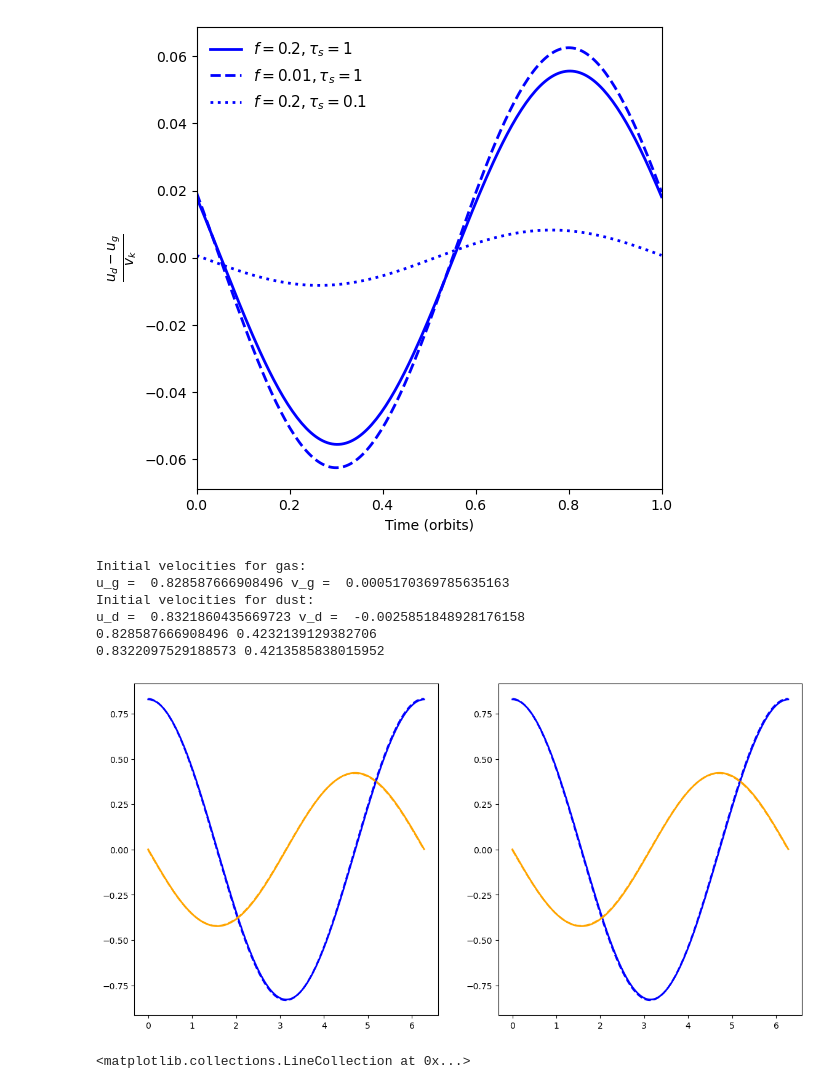
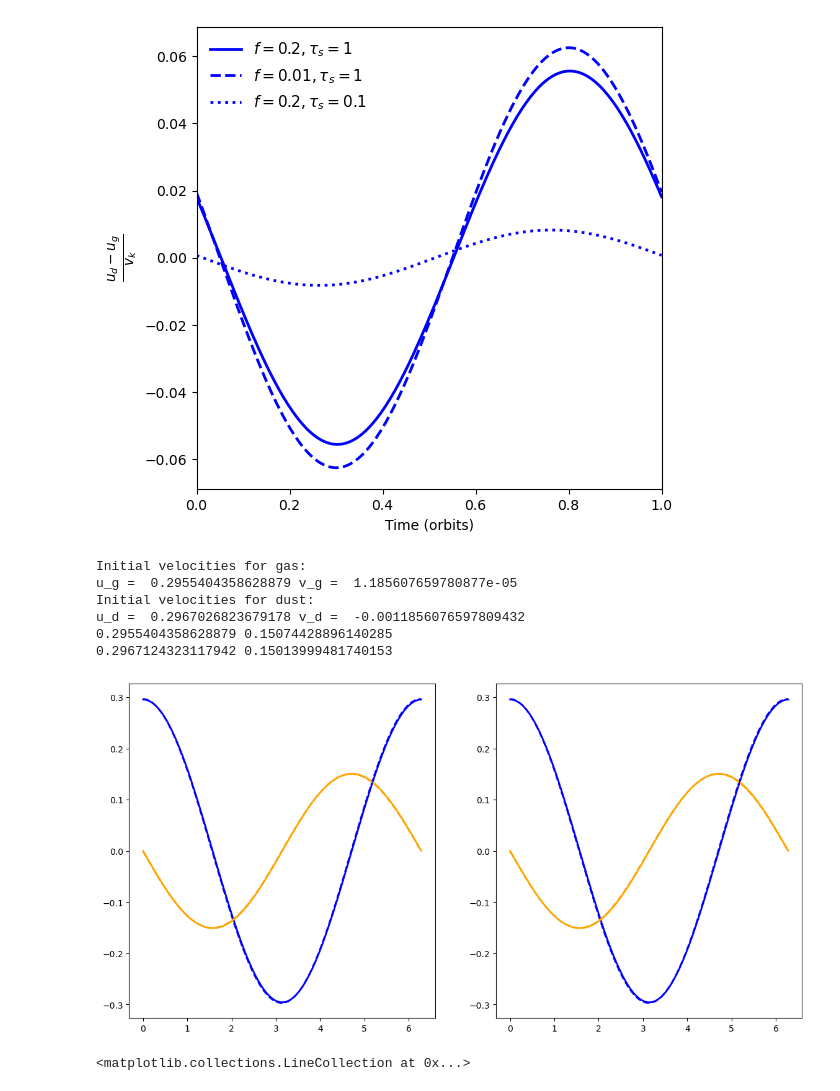
Before and after one commit to Hossam-Aly/local_dusty_warps, a Jupyter notebook: scripts/sandbox_ic.ipynb, the cells around one changed output. Drawn from its saved outputs; the diff is of its cells as text; code cells hidden in the pictures.

```diff
--- a/scripts/sandbox_ic.ipynb
+++ b/scripts/sandbox_ic.ipynb
@@ -70,8 +70,8 @@ t = np.linspace(0,2*pi,200)
 z = 1.
 kappa = omega + 0.01
 rho_g = 1.
-f = 0.2
-psi_mod = 0.02
+f = 0.01
+psi_mod = 0.006
 psi = -1j * psi_mod
 st = 1.0
 ts = st / omega
@@ -117,38 +117,38 @@ ax[0].plot(t,v_g_ta,linewidth=2.0,linestyle="solid",color="orange")
 ax[0].plot(t,u_d_ta,linewidth=2.0,linestyle="--",color="blue")
 ax[0].plot(t,v_d_ta,linewidth=2.0,linestyle="--",color="orange")
 
 
 # evolution under 2 fluid equations
 
 H = 2j*omega*ts+1.+f
 R = ts**2*(kappa**2-omega**2)
 
 u_g_2f = (psi*omega*ts)*((1j*omega*ts*(R+H)+f*R)/(R*(R+H*(1+f))))*omega*z*exp(1j*omega*t)
 v_g_2f = (-psi*kappa**2*ts**2/2.)*((R+H)/(R*(R+H*(1+f))))*omega*z*exp(1j*omega*t)
 u_d_2f = (psi*omega*ts)*((1j*omega*ts*H-R)/(R*(R+H*(1+f))))*omega*z*exp(1j*omega*t)
 v_d_2f = (-psi*kappa**2*ts**2/2.)*(H/(R*(R+H*(1+f))))*omega*z*exp(1j*omega*t)
 
 ax[1].plot(t,u_g_2f,linewidth=2.0,linestyle="solid",color="blue")
 ax[1].plot(t,v_g_2f,linewidth=2.0,linestyle="solid",color="orange")
 ax[1].plot(t,u_d_2f,linewidth=2.0,linestyle="--",color="blue")
 ax[1].plot(t,v_d_2f,linewidth=2.0,linestyle="--",color="orange")
 
 print("Initial velocities for gas:")
 print("u_g = ",np.real(u_g_2f[0]),"v_g = ", np.real(v_g_2f[0]))
 
 print("Initial velocities for dust:")
 print("u_d = ",np.real(u_d_2f[0]),"v_d = ",np.real(v_d_2f[0]))
 
 print(np.max(np.real(u_g_2f)),np.max(np.real(v_g_2f)))
 print(np.max(np.real(u_d_2f)),np.max(np.real(v_d_2f)))
 # %% [output]
 Initial velocities for gas:
-u_g =  0.828587666908496 v_g =  0.0005170369785635163
+u_g =  0.2955404358628879 v_g =  1.185607659780877e-05
 Initial velocities for dust:
-u_d =  0.8321860435669723 v_d =  -0.0025851848928176158
-0.828587666908496 0.4232139129382706
-0.8322097529188573 0.4213585838015952
+u_d =  0.2967026823679178 v_d =  -0.0011856076597809432
+0.2955404358628879 0.15074428896140285
+0.2967124323117942 0.15013999481740153
-[figure, old version]
+[figure, new version]
 # %%
 # Residuals
 plt.rcParams["figure.figsize"] = (10,5)
```
Also changed, not shown: parts of 2 cells of this notebook, 1 other file.
